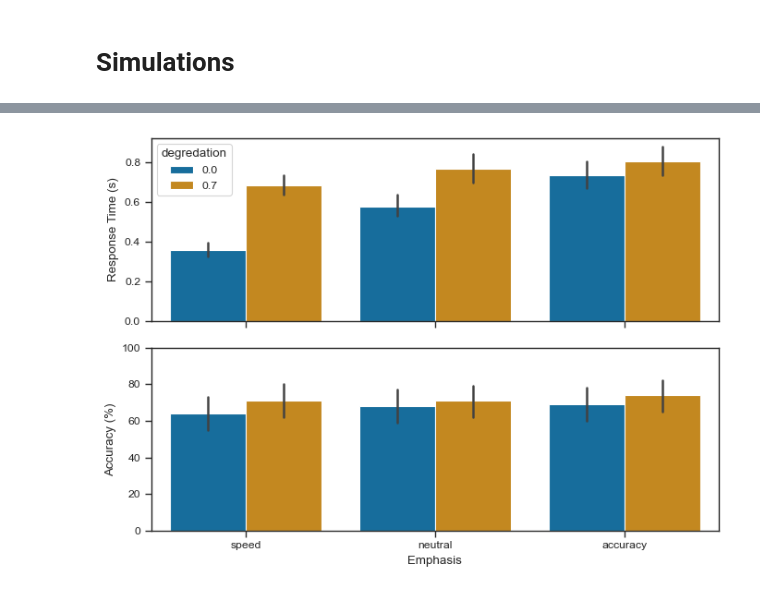
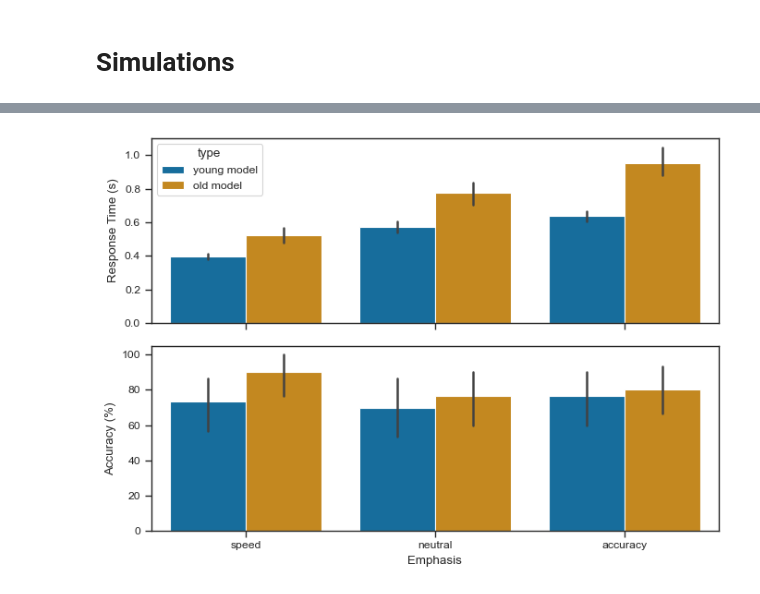
Before and after one commit to psipeter/speed-accuracy-tradeoff, a Jupyter notebook: forstmann_compare.ipynb, the cells around one changed output, grey strips where cells are left out. Saved outputs shown, nothing was run; the diff lists cells and outputs as text; code cells hidden in the pictures.

Commit message:
fixed weight bug in forstmann

```diff
--- a/forstmann_compare.ipynb
+++ b/forstmann_compare.ipynb
@@ -163,15 +214,13 @@ def simulate(
 # %% [markdown]
 # Plot
 # %%
-def plot_young_old(youngfile, oldfile):
-    young = pd.read_pickle(f"data/{youngfile}.pkl")
-    old = pd.read_pickle(f"data/{oldfile}.pkl")
-    combined = pd.concat([young, old], ignore_index=True)
+def plot_young_old(simfile):
+    combined = pd.read_pickle(f"data/{simfile}.pkl")
 
     fig, axes = plt.subplots(nrows=2, ncols=1, sharex=True, figsize=((7, 5)))
-    sns.barplot(data=combined, x='emphasis', y='RT', hue='degredation',
+    sns.barplot(data=combined, x='emphasis', y='RT', hue='type',
                  palette=palette[:2], ax=axes[0])
-    sns.barplot(data=combined, x='emphasis', y='accuracy', hue='degredation',
+    sns.barplot(data=combined, x='emphasis', y='accuracy', hue='type',
                  palette=palette[:2], ax=axes[1])
     axes[0].set(xlabel="Emphasis", ylabel="Response Time (s)")
     # axes[0].legend(ncols=2, loc='upper right')
@@ -204,12 +240,0 @@ plot_young_old("forstmann_young", "forstmann_old")
-# %%
-trials = 100
-coherence = 0.2
-sigma = 0.6
-dt_sample = 0.2
-
-simulate(coherence=coherence, trials=trials, sigma=sigma, dt_sample=dt_sample, degredation=0.0, nNeurons=1000, name="forstmann_young")
-simulate(coherence=coherence, trials=trials, sigma=sigma, dt_sample=dt_sample, degredation=0.7, nNeurons=1000, name="forstmann_old")
-
-plot_young_old("forstmann_young", "forstmann_old")
-# %% [output]
-[figure, removed]
@@ -235,0 +241,31 @@ plot_young_old("forstmann_young", "forstmann_old")
+# %%
+trials = 30
+coherence = 0.1
+sigma = 0.3
+dt_sample = 0.02
+emphases_weighting = [0.8, 0.2, 0.0]
+emphases = ["speed", "neutral", "accuracy"]
+degrade_accumulator = 0.1
+degrade_speed = 0.1
+threshold = 0.3
+speed = -0.15
+ramp = 1.5
+weights_or_decoders = "weights"
+
+simulate(
+    coherence=coherence,
+    trials=trials,
+    sigma=sigma,
+    threshold=threshold,
+    ramp=ramp,
+    emphases=emphases,
+    emphases_weighting=emphases_weighting,
+    dt_sample=dt_sample,
+    degrade_accumulator=degrade_accumulator,
+    degrade_speed=degrade_speed,
+    speed=speed,
+    weights_or_decoders=weights_or_decoders)
+
+plot_young_old("forstmann_default")
+# %% [output]
+[figure, added]
```
Also changed, not shown: parts of 5 cells of this notebook.
